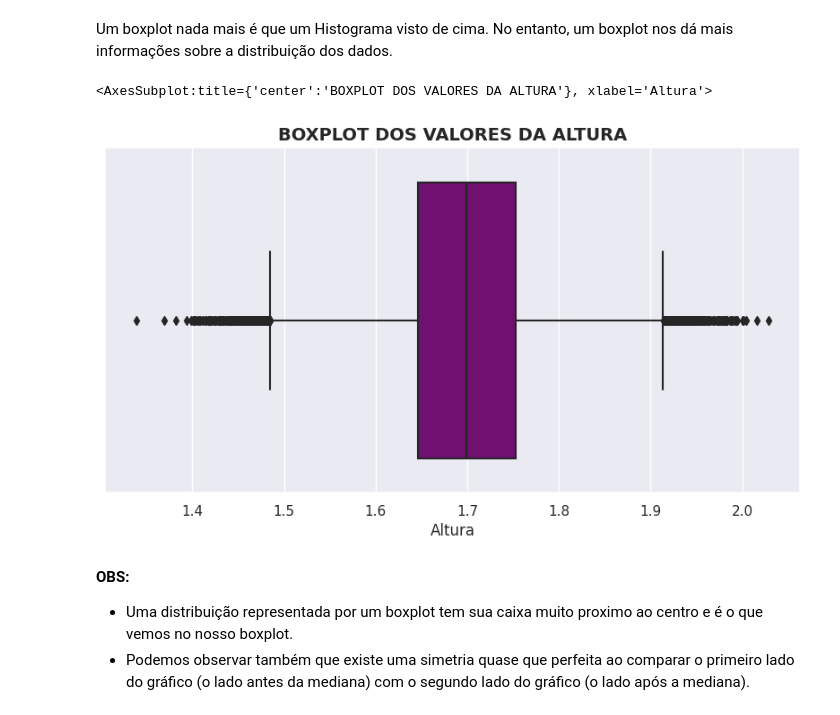
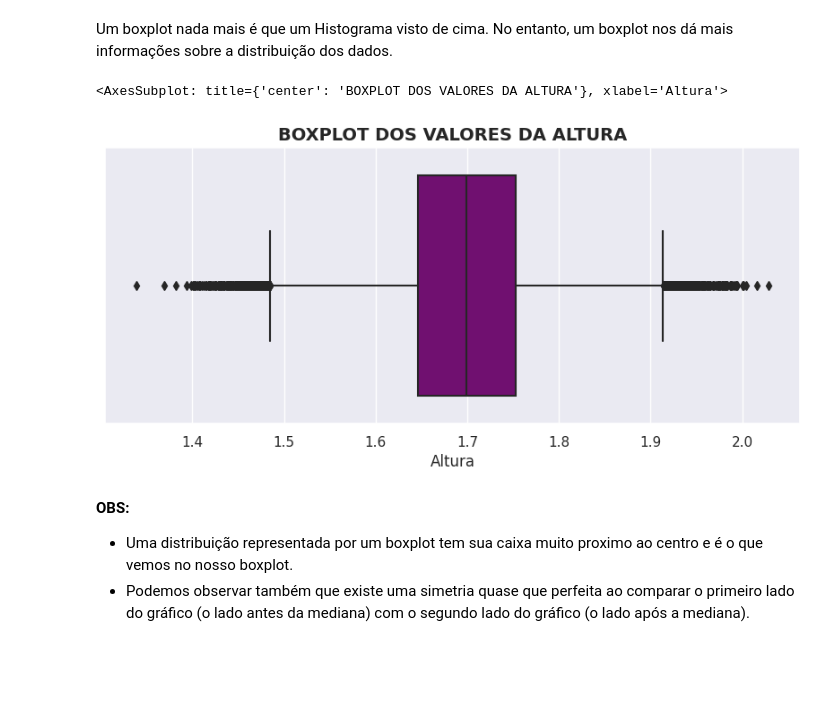
Before and after one commit to huanbarrosn/estudo_ds, a Jupyter notebook: matematica/estatistica/curso-khan-academy/aula_03.ipynb, the cells around one changed output. Saved outputs shown, nothing was run; the diff lists cells and outputs as text; code cells hidden in the pictures; blank space fills up the shorter version.

```diff
--- a/matematica/estatistica/curso-khan-academy/aula_03.ipynb
+++ b/matematica/estatistica/curso-khan-academy/aula_03.ipynb
@@ -470,12 +470,12 @@ Com base no que aprendemos sobre que é uma distribuição normal e quais as sua
 # %% [markdown]
 Um boxplot nada mais é que um Histograma visto de cima. No entanto, um boxplot nos dá mais informações sobre a distribuição dos dados.
 # %%
-plt.figure(figsize=(10,5))
+plt.figure(figsize=(10,4))
 plt.title('BOXPLOT DOS VALORES DA ALTURA', fontsize=14, fontweight='bold')
 sns.boxplot(x='Altura', data=df, color='purple')
 # %% [output]
-<AxesSubplot:title={'center':'BOXPLOT DOS VALORES DA ALTURA'}, xlabel='Altura'>
+<AxesSubplot: title={'center': 'BOXPLOT DOS VALORES DA ALTURA'}, xlabel='Altura'>
-[figure, old version]
+[figure, new version]
 # %% [markdown]
 **OBS:**
 - Uma distribuição representada por um boxplot tem sua caixa muito proximo ao centro e é o que vemos no nosso boxplot.
```
Also changed, not shown: parts of 11 cells of this notebook, 1 other file.
